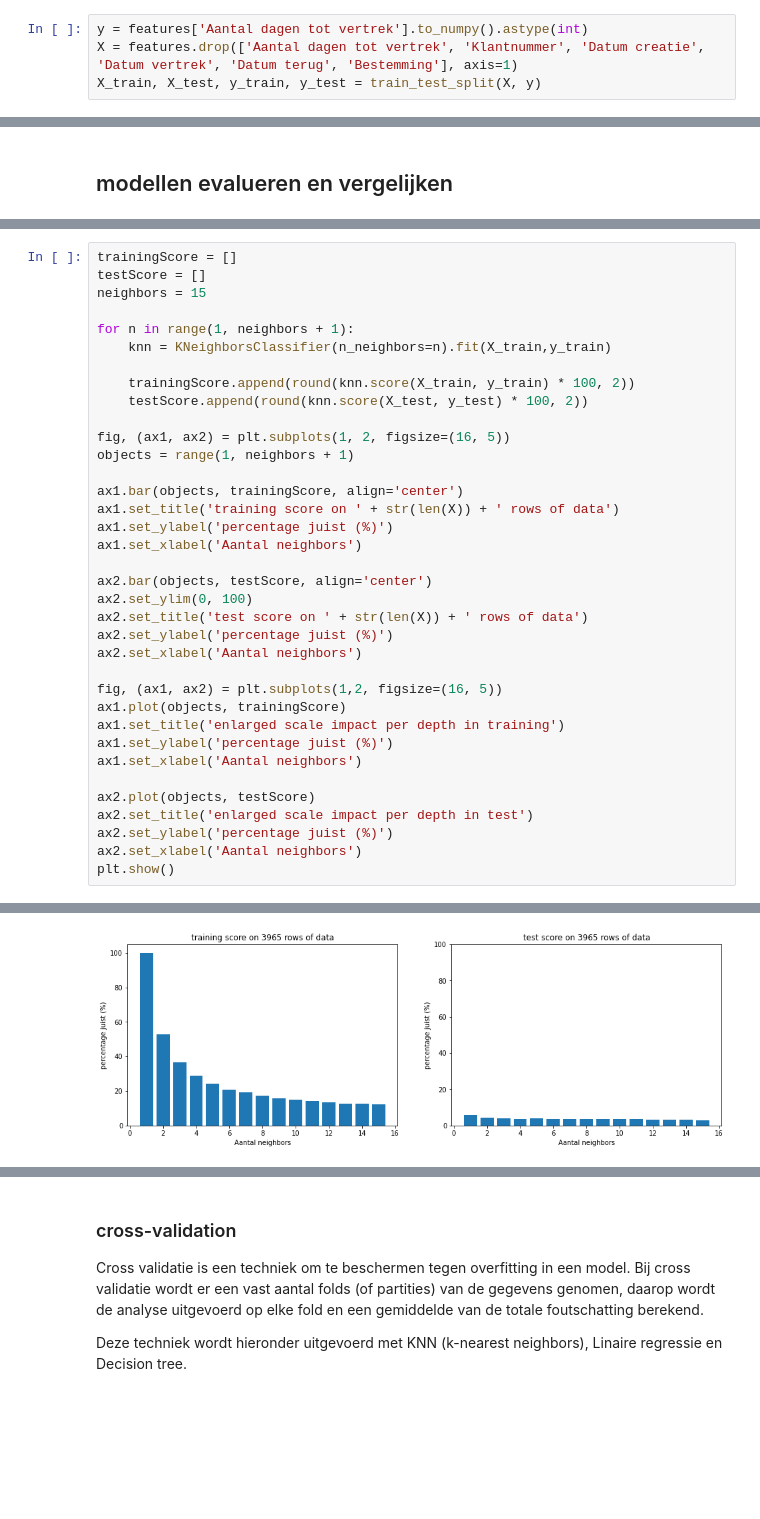
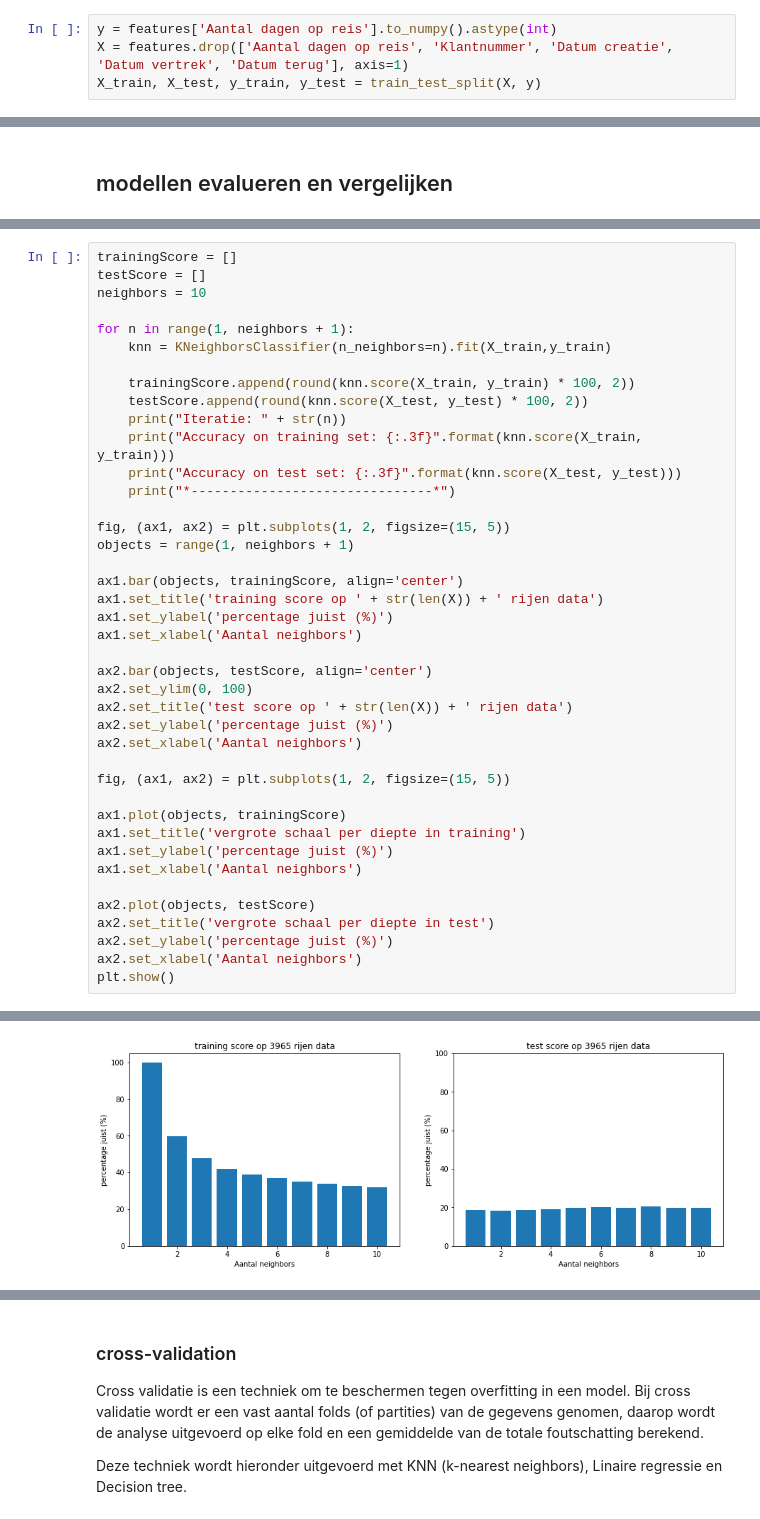
Before and after one commit to Xevro/data-science-in-python, a Jupyter notebook: Project Data Science/louis.dhont/project-ML.ipynb, the cells around one changed output, grey strips where cells are left out. Drawn from its saved outputs; the diff is of its cells as text; blank space fills up the shorter version.

Commit message:
changed some details and charts

```diff
--- a/Project Data Science/louis.dhont/project-ML.ipynb
+++ b/Project Data Science/louis.dhont/project-ML.ipynb
@@ -229,8 +346,8 @@ Decision trees hebben 2 hoofdzakelijke types:
 
 Onderstaande ...
 # %%
-y = features['Aantal dagen tot vertrek'].to_numpy().astype(int)
-X = features.drop(['Aantal dagen tot vertrek', 'Klantnummer', 'Datum creatie', 'Datum vertrek', 'Datum terug', 'Bestemming'], axis=1)
+y = features['Aantal dagen op reis'].to_numpy().astype(int)
+X = features.drop(['Aantal dagen op reis', 'Klantnummer', 'Datum creatie', 'Datum vertrek', 'Datum terug'], axis=1)
 X_train, X_test, y_train, y_test = train_test_split(X, y)
 # %%
 X
@@ -261,36 +380,41 @@ Shape van de target data: (3965,)
 # %%
 trainingScore = []
 testScore = []
-neighbors = 15
+neighbors = 10
 
 for n in range(1, neighbors + 1):
     knn = KNeighborsClassifier(n_neighbors=n).fit(X_train,y_train)
 
     trainingScore.append(round(knn.score(X_train, y_train) * 100, 2))
     testScore.append(round(knn.score(X_test, y_test) * 100, 2))
+    print("Iteratie: " + str(n))
+    print("Accuracy on training set: {:.3f}".format(knn.score(X_train, y_train)))
+    print("Accuracy on test set: {:.3f}".format(knn.score(X_test, y_test)))
+    print("*-------------------------------*")
 
-fig, (ax1, ax2) = plt.subplots(1, 2, figsize=(16, 5))
+fig, (ax1, ax2) = plt.subplots(1, 2, figsize=(15, 5))
 objects = range(1, neighbors + 1)
 
 ax1.bar(objects, trainingScore, align='center')
-ax1.set_title('training score on ' + str(len(X)) + ' rows of data')
+ax1.set_title('training score op ' + str(len(X)) + ' rijen data')
 ax1.set_ylabel('percentage juist (%)')
 ax1.set_xlabel('Aantal neighbors')
 
 ax2.bar(objects, testScore, align='center')
 ax2.set_ylim(0, 100)
-ax2.set_title('test score on ' + str(len(X)) + ' rows of data')
+ax2.set_title('test score op ' + str(len(X)) + ' rijen data')
 ax2.set_ylabel('percentage juist (%)')
 ax2.set_xlabel('Aantal neighbors')
 
-fig, (ax1, ax2) = plt.subplots(1,2, figsize=(16, 5))
+fig, (ax1, ax2) = plt.subplots(1, 2, figsize=(15, 5))
+
 ax1.plot(objects, trainingScore)
-ax1.set_title('enlarged scale impact per depth in training')
+ax1.set_title('vergrote schaal per diepte in training')
 ax1.set_ylabel('percentage juist (%)')
 ax1.set_xlabel('Aantal neighbors')
 
 ax2.plot(objects, testScore)
-ax2.set_title('enlarged scale impact per depth in test')
+ax2.set_title('vergrote schaal per diepte in test')
 ax2.set_ylabel('percentage juist (%)')
 ax2.set_xlabel('Aantal neighbors')
 plt.show()
@@ -298 +439 @@ plt.show()
-[figure, old version]
+[figure, new version]
```
Also changed, not shown: parts of 21 cells of this notebook.
